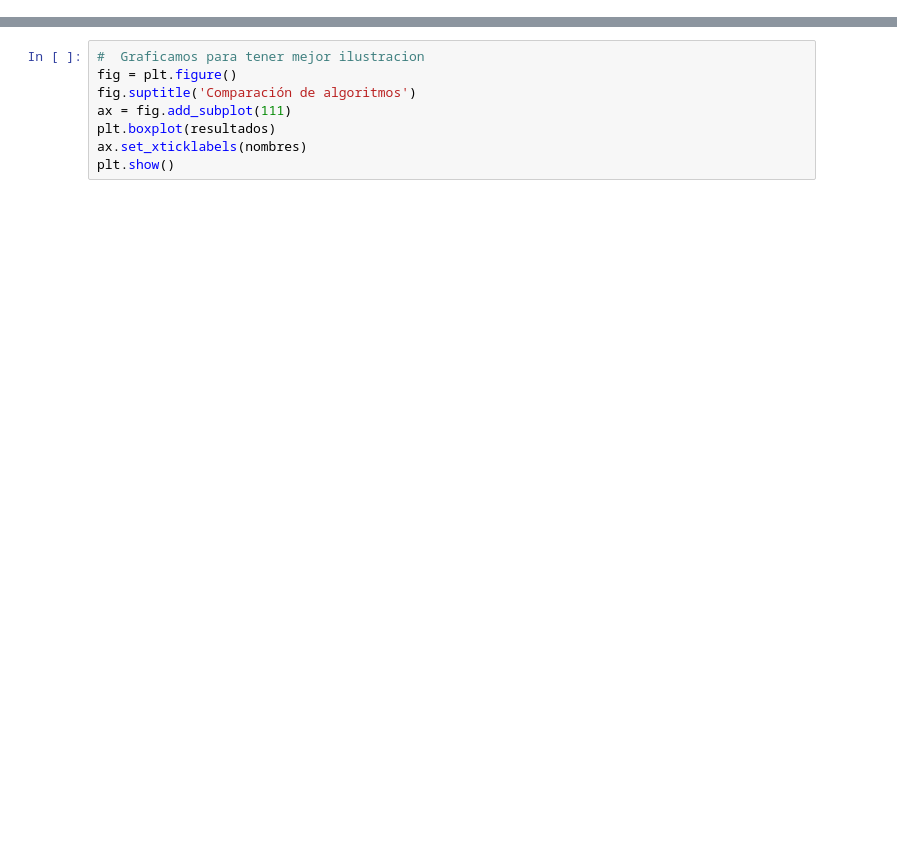
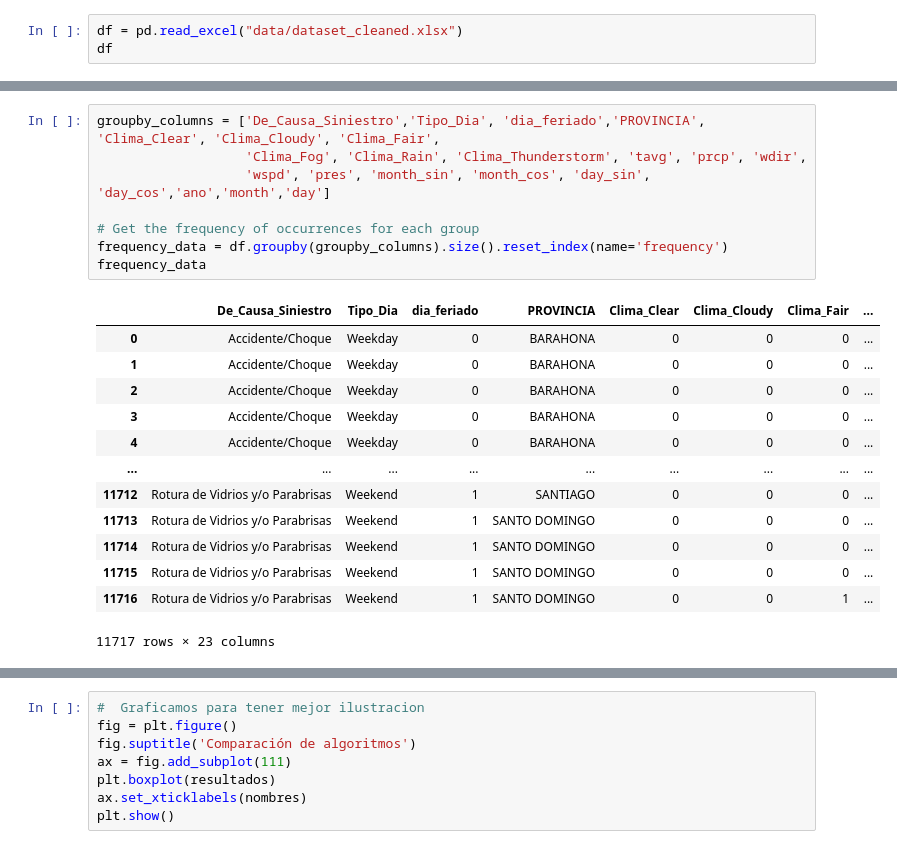
Before and after one commit to josegarciav/Datathon_BDO_2023, a Jupyter notebook: Model_Training.ipynb, the cells around one changed output, grey strips where cells are left out. Drawn from its saved outputs; the diff is of its cells as text; blank space fills up the shorter version.

Commit message:
update data

```diff
--- a/Model_Training.ipynb
+++ b/Model_Training.ipynb
@@ -9,0 +28,3 @@ X_train, X_test, y_train, y_test = train_test_split(X, y, test_size=0.30, random
+# %%
+df = pd.read_excel("data/dataset_cleaned.xlsx")
+df
@@ -9,0 +76,22 @@ X_train, X_test, y_train, y_test = train_test_split(X, y, test_size=0.30, random
+# %%
+groupby_columns = ['De_Causa_Siniestro','Tipo_Dia', 'dia_feriado','PROVINCIA', 'Clima_Clear', 'Clima_Cloudy', 'Clima_Fair',
+                   'Clima_Fog', 'Clima_Rain', 'Clima_Thunderstorm', 'tavg', 'prcp', 'wdir',
+                   'wspd', 'pres', 'month_sin', 'month_cos', 'day_sin', 'day_cos','ano','month','day']
+
+# Get the frequency of occurrences for each group
+frequency_data = df.groupby(groupby_columns).size().reset_index(name='frequency')
+frequency_data
+# %% [output]
+|  | De_Causa_Siniestro | Tipo_Dia | dia_feriado | PROVINCIA | Clima_Clear | Clima_Cloudy | Clima_Fair | ... |
+| 0 | Accidente/Choque | Weekday | 0 | BARAHONA | 0 | 0 | 0 | ... |
+| 1 | Accidente/Choque | Weekday | 0 | BARAHONA | 0 | 0 | 0 | ... |
+| 2 | Accidente/Choque | Weekday | 0 | BARAHONA | 0 | 0 | 0 | ... |
+| 3 | Accidente/Choque | Weekday | 0 | BARAHONA | 0 | 0 | 0 | ... |
+| 4 | Accidente/Choque | Weekday | 0 | BARAHONA | 0 | 0 | 0 | ... |
+| ... | ... | ... | ... | ... | ... | ... | ... | ... |
+| 11712 | Rotura de Vidrios y/o Parabrisas | Weekend | 1 | SANTIAGO | 0 | 0 | 0 | ... |
+| 11713 | Rotura de Vidrios y/o Parabrisas | Weekend | 1 | SANTO DOMINGO | 0 | 0 | 0 | ... |
+| 11714 | Rotura de Vidrios y/o Parabrisas | Weekend | 1 | SANTO DOMINGO | 0 | 0 | 0 | ... |
+| 11715 | Rotura de Vidrios y/o Parabrisas | Weekend | 1 | SANTO DOMINGO | 0 | 0 | 0 | ... |
+| 11716 | Rotura de Vidrios y/o Parabrisas | Weekend | 1 | SANTO DOMINGO | 0 | 0 | 1 | ... |
+11717 rows × 23 columns
```
Also changed, not shown: parts of 17 cells of this notebook, 2 other files.
